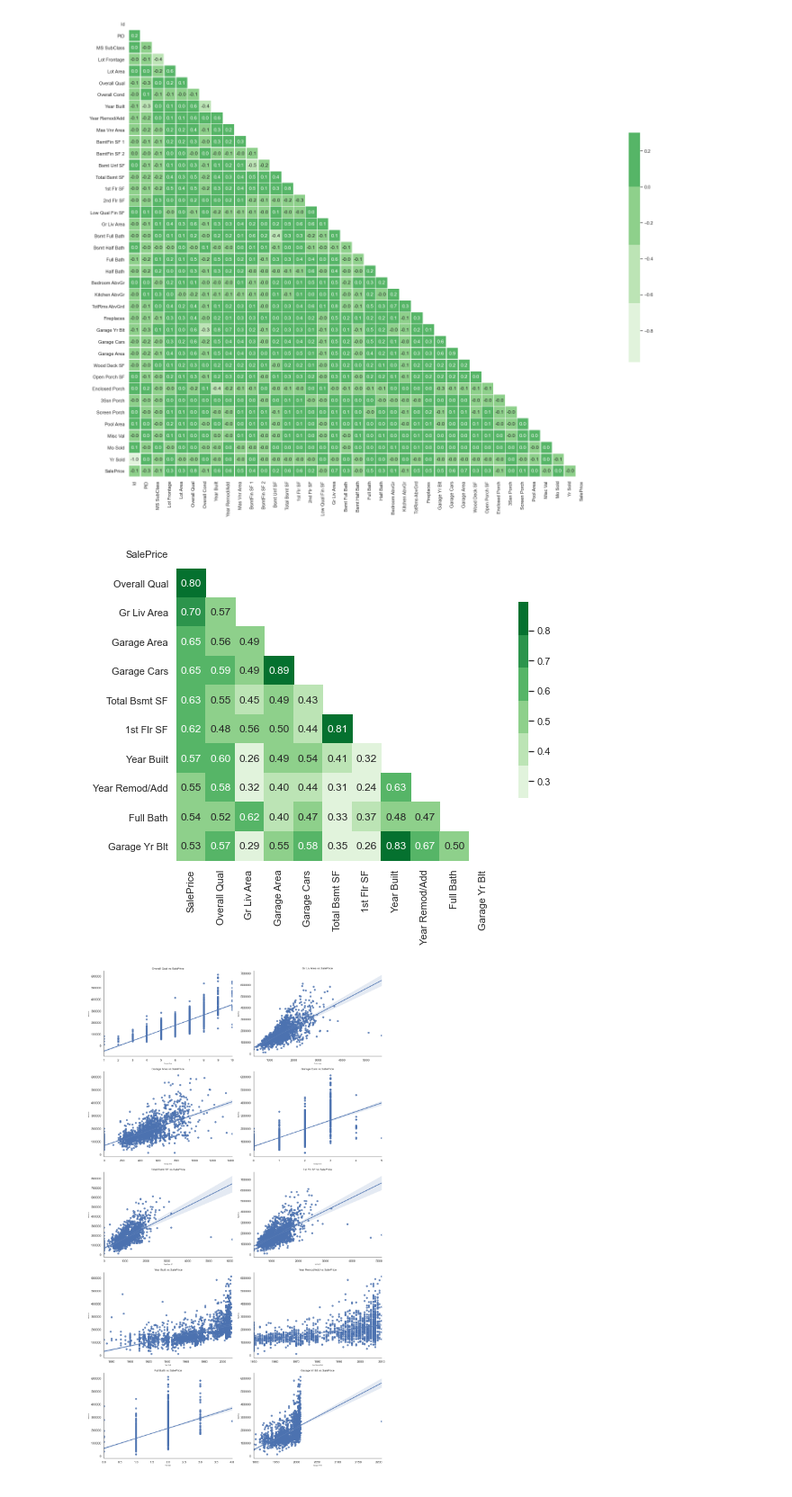
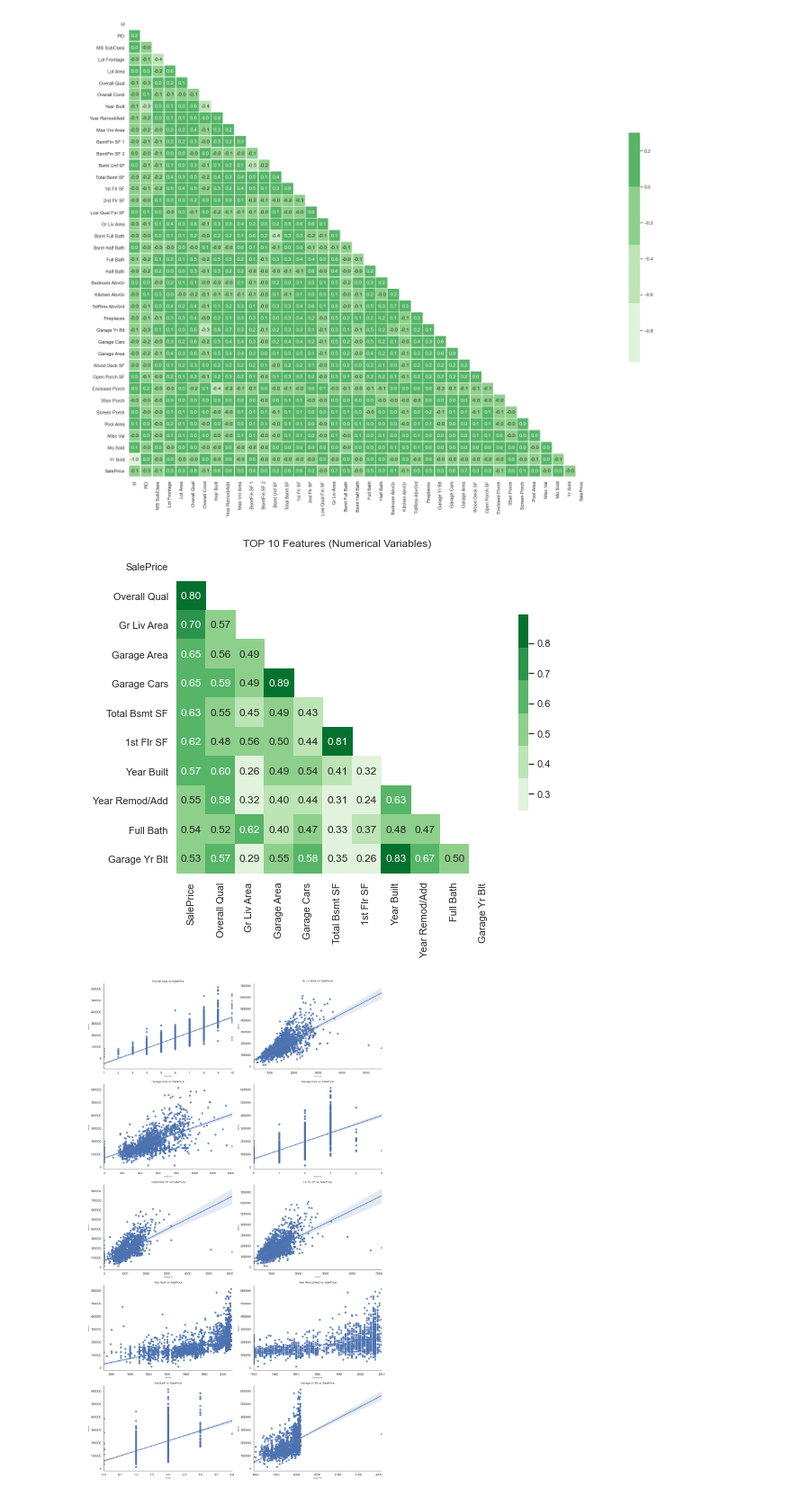
Before and after one commit to rebellon-carina/AMES_RegressionModels, a Jupyter notebook: code/01_EDA_and_Cleaning-final.ipynb, the cells around one changed output. Shown at 90% size. Saved outputs shown, nothing was run; the diff lists cells and outputs as text; code cells hidden in the pictures.

```diff
--- a/code/01_EDA_and_Cleaning-final.ipynb
+++ b/code/01_EDA_and_Cleaning-final.ipynb
@@ -150,19 +167,19 @@ if is_train_dataset:
 # %%
 ## Lets look at our TOP 10 features
 if is_train_dataset:
     plt.figure(figsize=(8,8))
     sns.set(style="white")
 
     k = 11
     cols = corr.nlargest(k, 'SalePrice')['SalePrice'].index
     corr_10 =  df_ames[cols].corr()
 
     mask = np.zeros_like(corr_10)
     mask[np.triu_indices_from(mask)] = True
-
+    plt.title('TOP 10 Features (Numerical Variables)')
     sns.heatmap(corr_10, annot=True,mask=mask, square=True, fmt='.2f', cbar_kws={"shrink": .5}, cmap=colormap)
 # %% [output]
-[figure, old version]
+[figure, new version]
 # %%
 #using scatter plot to visualize TOP 10 variables
 if is_train_dataset:
```
Also changed, not shown: parts of 34 cells of this notebook, 23 other files.
